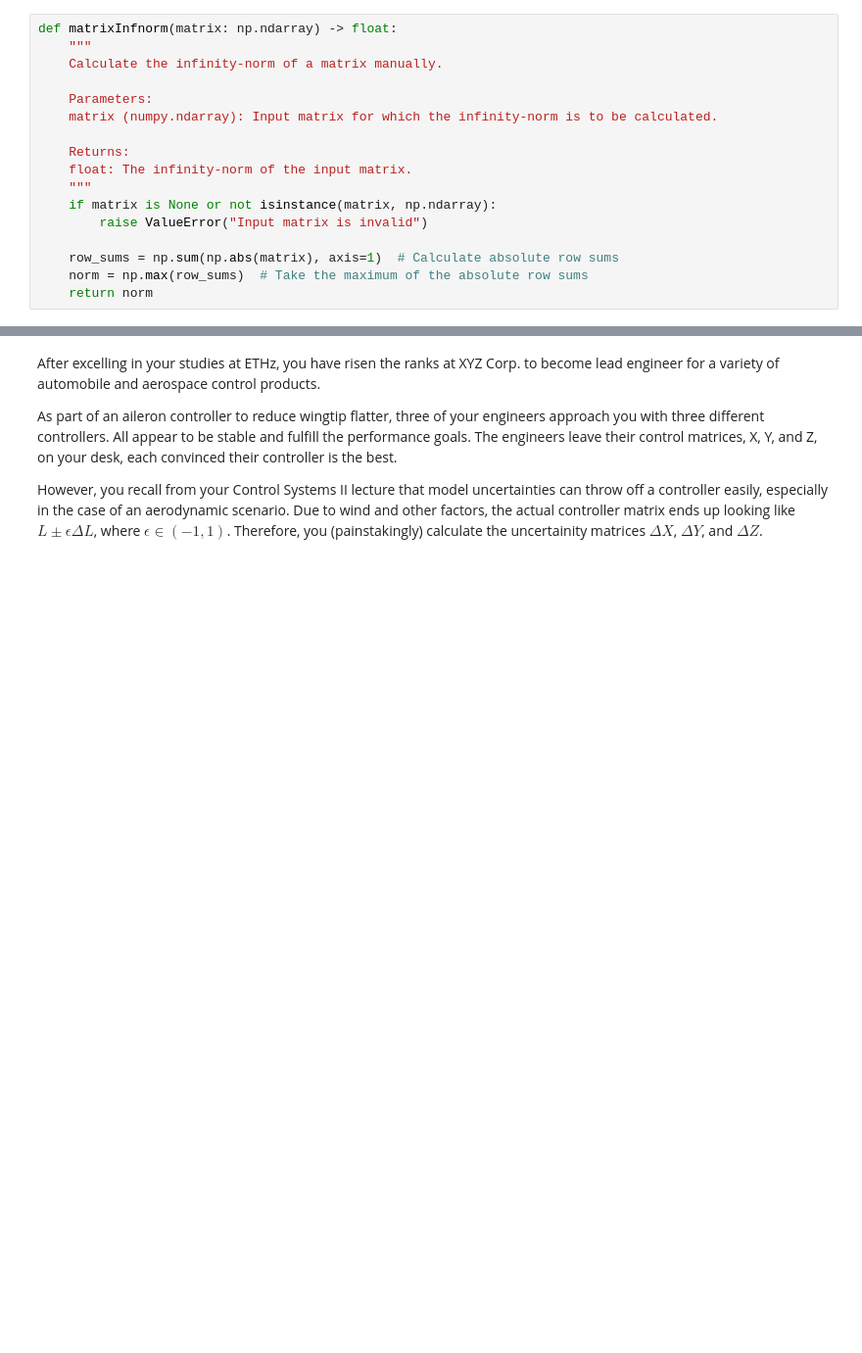
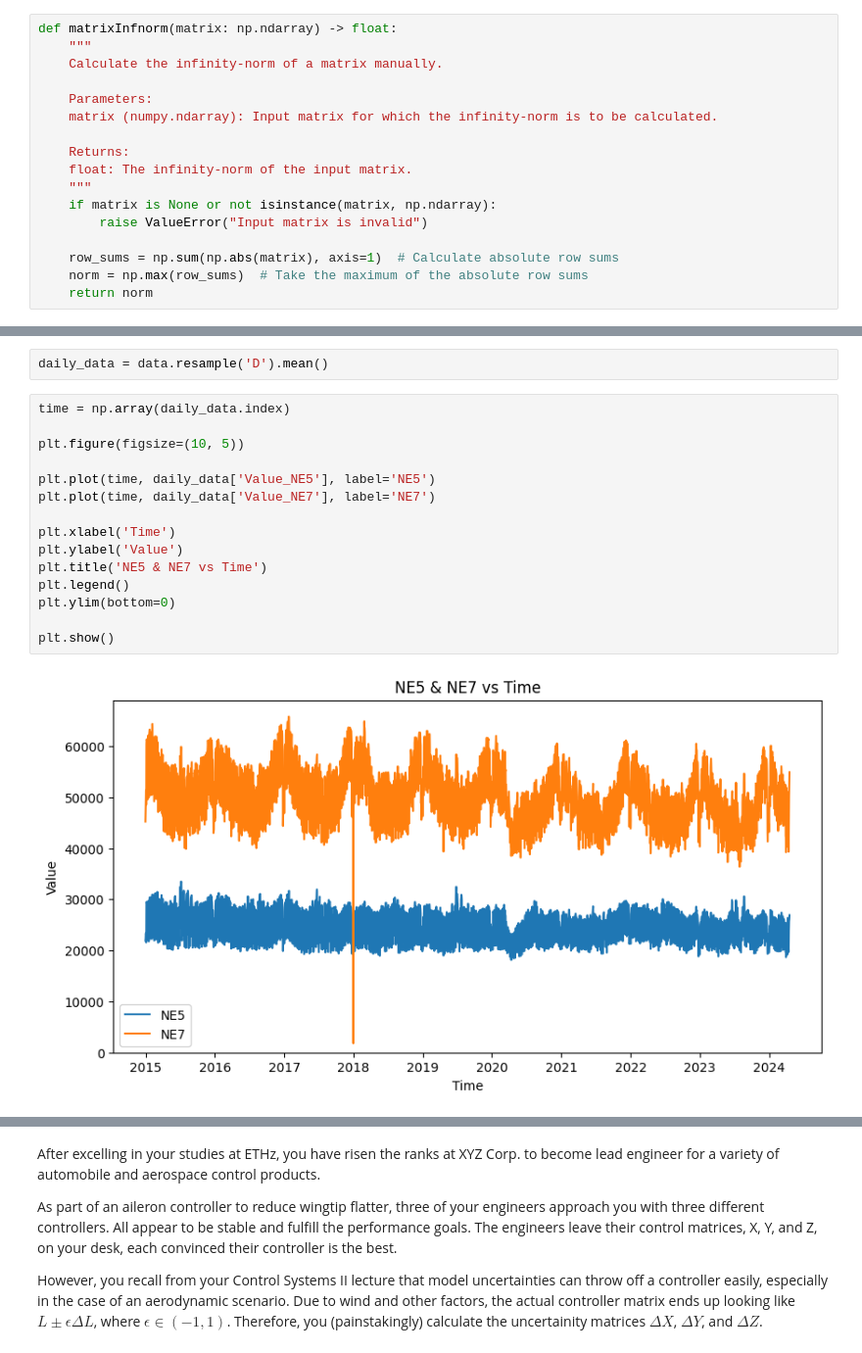
Before and after one commit to idsc-frazzoli/CS2-2024-notebooks, a Jupyter notebook: ps07/CS2_2024_norms.ipynb, the cells around one changed output, grey strips where cells are left out. Shown at 98% size. Drawn from its saved outputs; the diff is of its cells as text; blank space fills up the shorter version.

```diff
--- a/ps07/CS2_2024_norms.ipynb
+++ b/ps07/CS2_2024_norms.ipynb
@@ -374,0 +367,19 @@ print("Minkowski inequality holds for all vectors: ", np.all(minkowski))
+# %%
+daily_data = data.resample('D').mean()
+# %%
+time = np.array(daily_data.index)
+
+plt.figure(figsize=(10, 5))
+
+plt.plot(time, daily_data['Value_NE5'], label='NE5')
+plt.plot(time, daily_data['Value_NE7'], label='NE7')
+
+plt.xlabel('Time')
+plt.ylabel('Value')
+plt.title('NE5 & NE7 vs Time')
+plt.legend()
+plt.ylim(bottom=0)
+
+plt.show()
+# %% [output]
+[figure, added]
```
Also changed, not shown: parts of 24 cells of this notebook, 1 other file.
